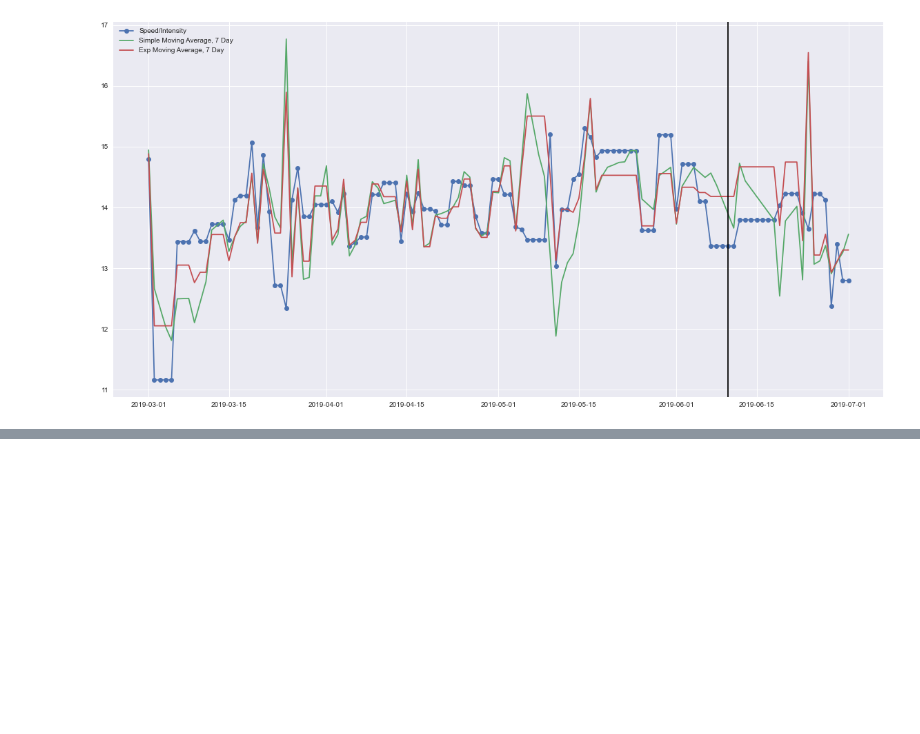
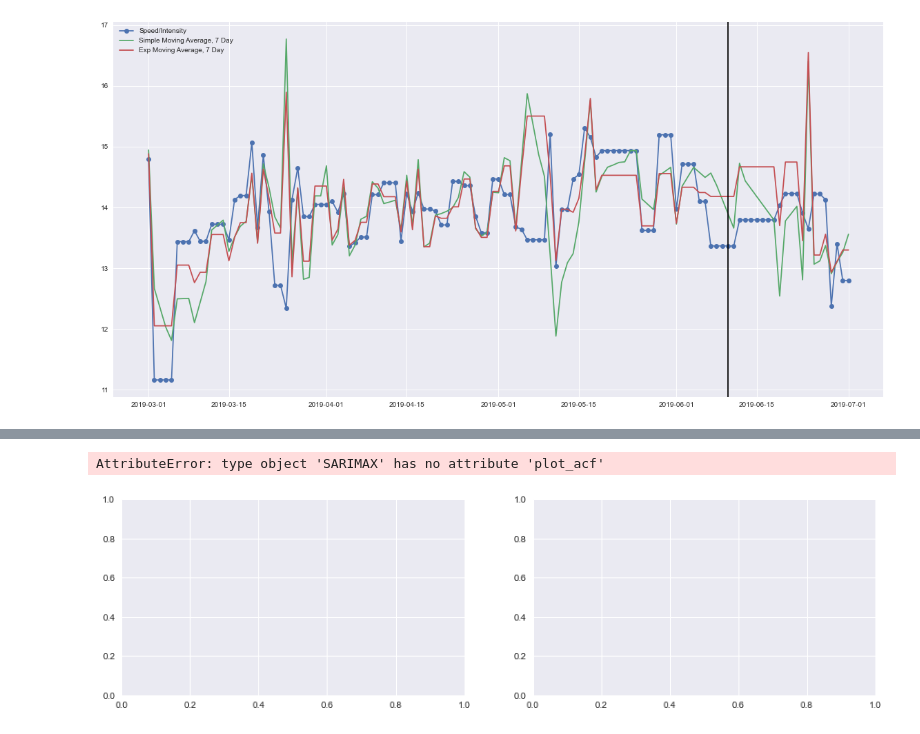
Before and after one commit to keithkruelskie/athlete_prediction, a Jupyter notebook: advanced_forecasting.ipynb, the cells around one changed output, grey strips where cells are left out. Drawn from its saved outputs; the diff is of its cells as text; code cells hidden in the pictures; blank space fills up the shorter version.

```diff
--- a/advanced_forecasting.ipynb
+++ b/advanced_forecasting.ipynb
@@ -214,0 +243,8 @@ plt.legend()
+# %%
+fig, axes = plt.subplots(1, 2, figsize=(15,4))
+
+fig = smx.plot_acf(df['2019-03-01':'2019-07-27']['spd_EMA_7'].dropna()/df['2019-03-01':'2019-07-27']['intensity_padded'], lags=30, ax=axes[0])
+fig = smx.plot_pacf(df['2019-03-01':'2019-07-27']['spd_EMA_7'].dropna()/df['2019-03-01':'2019-07-27']['intensity_padded'], lags=30, ax=axes[1])
+# %% [output]
+AttributeError: type object 'SARIMAX' has no attribute 'plot_acf'
+[figure, added]
```
Also changed, not shown: parts of 5 cells of this notebook, 1 other file.
